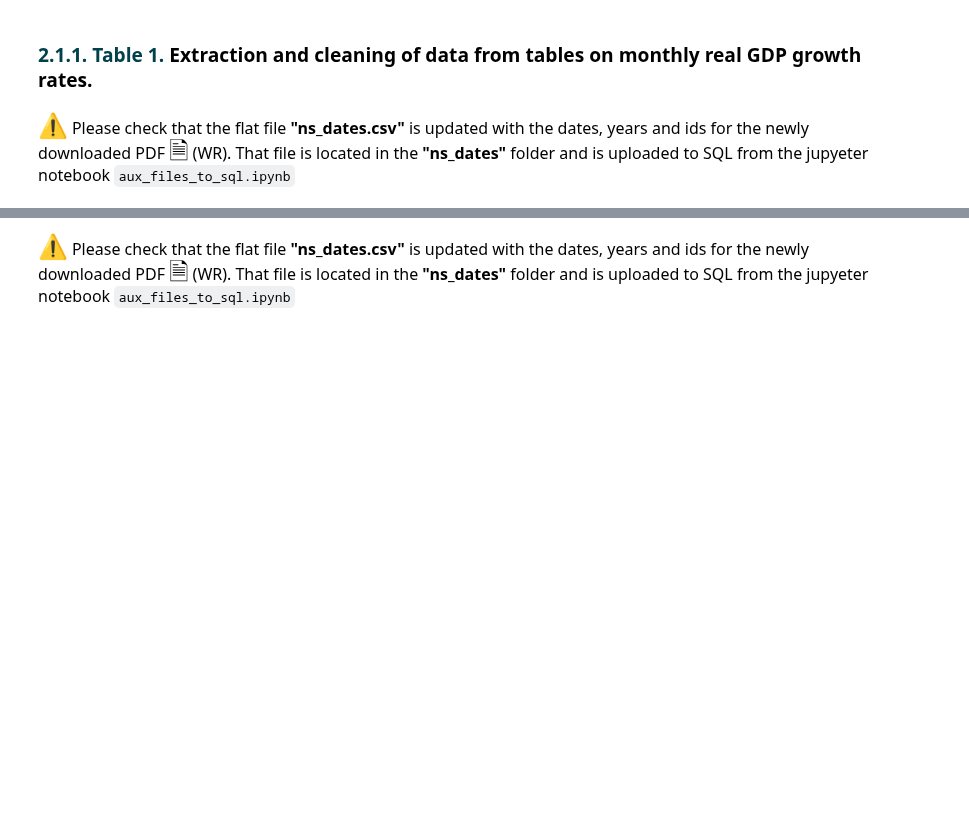
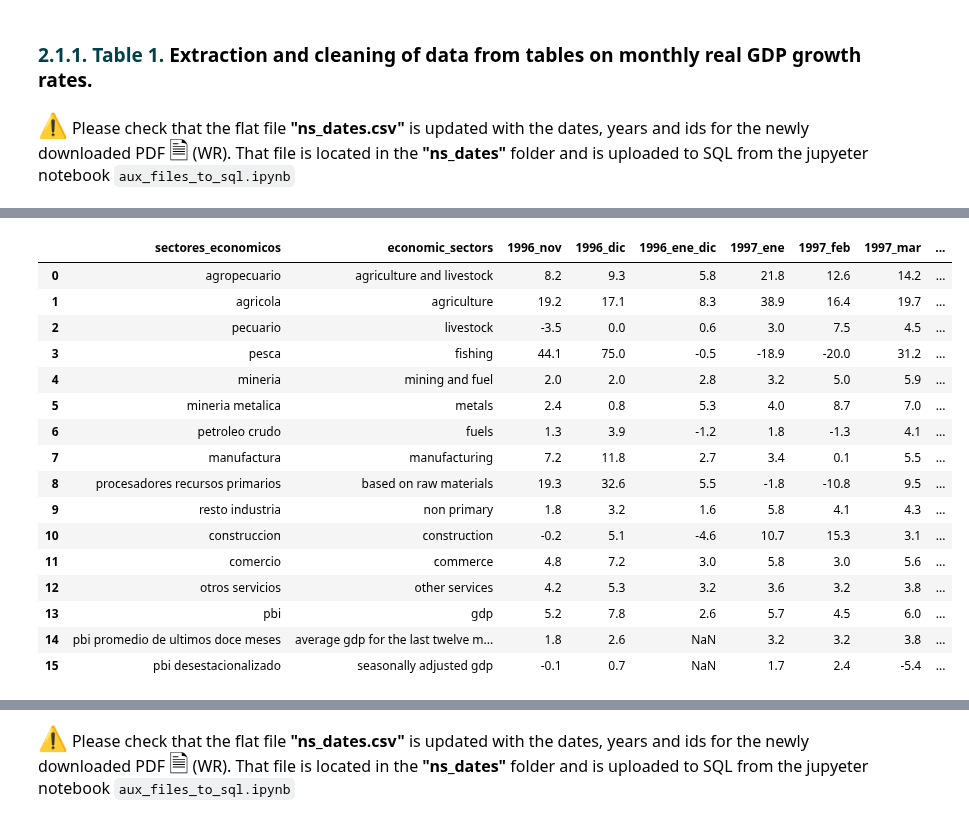
Before and after one commit to JasonCruz18/peru_gdp_revisions, a Jupyter notebook: gdp_revisions_datasets/old_gdp_datasets.ipynb, the cells around one changed output, grey strips where cells are left out. Drawn from its saved outputs; the diff is of its cells as text; code cells hidden in the pictures; blank space fills up the shorter version.

Commit message:
Updated code to extract and clean-up csv delivered by BCRP (Table 2)

```diff
--- a/gdp_revisions_datasets/old_gdp_datasets.ipynb
+++ b/gdp_revisions_datasets/old_gdp_datasets.ipynb
@@ -433,3 +439,7 @@ PENDING
         Please check that the flat file <b>"ns_dates.csv"</b> is updated with the dates, years and ids for the newly downloaded PDF <span style="font-size: 24px;">&#128462;</span> (WR). That file is located in the <b>"ns_dates"</b> folder and is uploaded to SQL from the jupyeter notebook <code>aux_files_to_sql.ipynb</code>
     </span>
 </div>
+# %%
+# Lee el archivo CSV con el delimitador ';'
+df = pd.read_csv('C:\\Users\\Jason Cruz\\OneDrive\\Documentos\\Research Assistant\\CIUP\\GDP Revisions\\gdp_revisions\\old_database\\input_data\\table_1\\1994\\ns-03-1994.csv', delimiter=';')
+df.columns[1]
@@ -650,3 +697,21 @@ if __name__ == "__main__":
 # %%
-old_tables_dict_1['ns_03_2010_1']
+old_tables_dict_1['ns_04_1998_1']
+# %% [output]
+|  | sectores_economicos | economic_sectors | 1996_nov | 1996_dic | 1996_ene_dic | 1997_ene | 1997_feb | 1997_mar | ... |
+| 0 | agropecuario | agriculture and livestock | 8.2 | 9.3 | 5.8 | 21.8 | 12.6 | 14.2 | ... |
+| 1 | agricola | agriculture | 19.2 | 17.1 | 8.3 | 38.9 | 16.4 | 19.7 | ... |
+| 2 | pecuario | livestock | -3.5 | 0.0 | 0.6 | 3.0 | 7.5 | 4.5 | ... |
+| 3 | pesca | fishing | 44.1 | 75.0 | -0.5 | -18.9 | -20.0 | 31.2 | ... |
+| 4 | mineria | mining and fuel | 2.0 | 2.0 | 2.8 | 3.2 | 5.0 | 5.9 | ... |
+| 5 | mineria metalica | metals | 2.4 | 0.8 | 5.3 | 4.0 | 8.7 | 7.0 | ... |
+| 6 | petroleo crudo | fuels | 1.3 | 3.9 | -1.2 | 1.8 | -1.3 | 4.1 | ... |
+| 7 | manufactura | manufacturing | 7.2 | 11.8 | 2.7 | 3.4 | 0.1 | 5.5 | ... |
+| 8 | procesadores recursos primarios | based on raw materials | 19.3 | 32.6 | 5.5 | -1.8 | -10.8 | 9.5 | ... |
+| 9 | resto industria | non primary | 1.8 | 3.2 | 1.6 | 5.8 | 4.1 | 4.3 | ... |
+| 10 | construccion | construction | -0.2 | 5.1 | -4.6 | 10.7 | 15.3 | 3.1 | ... |
+| 11 | comercio | commerce | 4.8 | 7.2 | 3.0 | 5.8 | 3.0 | 5.6 | ... |
+| 12 | otros servicios | other services | 4.2 | 5.3 | 3.2 | 3.6 | 3.2 | 3.8 | ... |
+| 13 | pbi | gdp | 5.2 | 7.8 | 2.6 | 5.7 | 4.5 | 6.0 | ... |
+| 14 | pbi promedio de ultimos doce meses | average gdp for the last twelve m... | 1.8 | 2.6 | NaN | 3.2 | 3.2 | 3.8 | ... |
+| 15 | pbi desestacionalizado | seasonally adjusted gdp | -0.1 | 0.7 | NaN | 1.7 | 2.4 | -5.4 | ... |
 # %%
```
Also changed, not shown: parts of 12 cells of this notebook, 1 other file.
